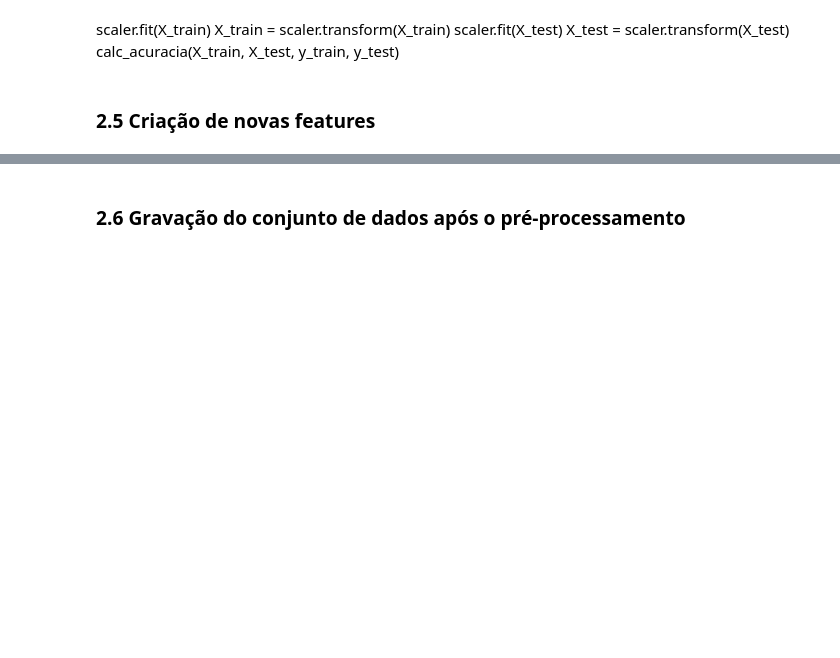
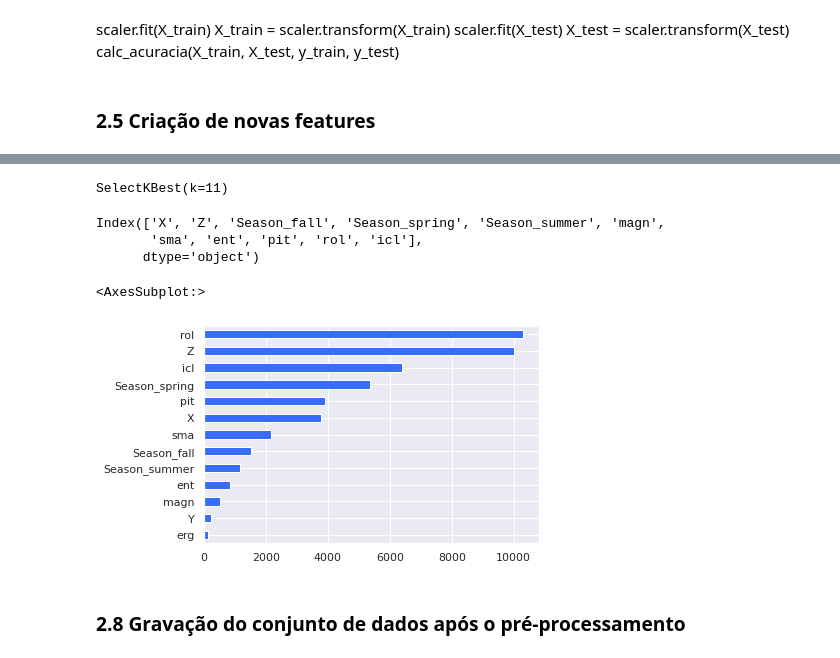
Before and after one commit to egmaziero/ZooWithAI, a Jupyter notebook: Lazaro - Pre-processamento.ipynb, the cells around one changed output, grey strips where cells are left out. Cells and saved outputs as stored; diff of their text form; code cells hidden in the pictures; blank space fills up the shorter version.

```diff
--- a/Lazaro - Pre-processamento.ipynb
+++ b/Lazaro - Pre-processamento.ipynb
@@ -233,2 +429,20 @@ df
+# %%
+selector = SelectKBest(score_func=f_classif, k=11)
+selector.fit(X_train, y_train)
+# %% [output]
+SelectKBest(k=11)
+# %%
+mask = selector.get_support()
+X_test.columns[mask]
+# Features mais relevantes
+# %% [output]
+Index(['X', 'Z', 'Season_fall', 'Season_spring', 'Season_summer', 'magn',
+       'sma', 'ent', 'pit', 'rol', 'icl'],
+      dtype='object')
+# %%
+pd.Series(selector.scores_, index=X_train.columns).sort_values().plot.barh()
+# %% [output]
+<AxesSubplot:>
+[figure, added]
 # %% [markdown]
-### 2.6 Gravação do conjunto de dados após o pré-processamento
+### 2.8 Gravação do conjunto de dados após o pré-processamento
```
Also changed, not shown: parts of 74 cells of this notebook, 2 other files.
